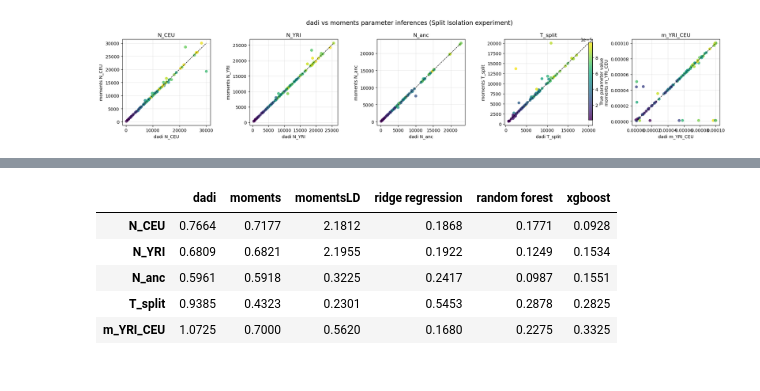
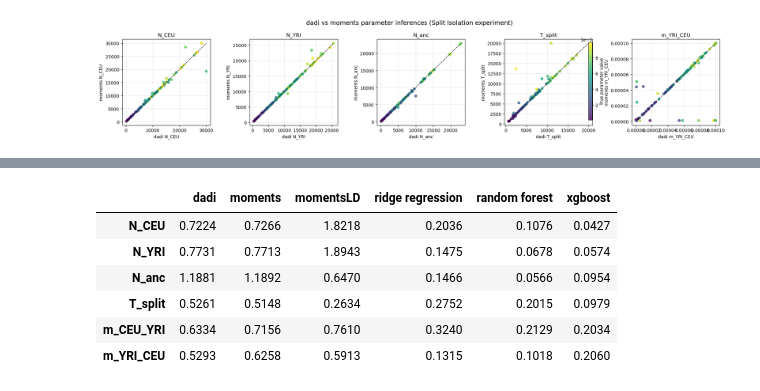
Before and after one commit to ak1376/Infer_Demography, a Jupyter notebook: notebooks/visualization.ipynb, the cells around one changed output, grey strips where cells are left out. Saved outputs shown, nothing was run; the diff lists cells and outputs as text; code cells hidden in the pictures.

```diff
--- a/notebooks/visualization.ipynb
+++ b/notebooks/visualization.ipynb
@@ -768,7 +768,7 @@ plt.show()
 import json
 import pandas as pd
 
-experiment_name = 'split_isolation'
+experiment_name = 'split_migration'
 
 metrics_path = f'/home/akapoor/kernlab/Infer_Demography/experiments/{experiment_name}/modeling/datasets/metrics_all.json'
 ridge_path = f'/home/akapoor/kernlab/Infer_Demography/experiments/{experiment_name}/modeling/linear_ridge/linear_model_error_ridge.json'
@@ -783,35 +783,36 @@ with open(rf_path) as f:
     rf = json.load(f)
 with open(xgb_path) as f:
     xgb = json.load(f)
 
 # Fixed model order and display names
 models = ['dadi', 'moments', 'momentsLD', 'ridge', 'random_forest', 'xgboost']
 display_names = ['dadi', 'moments', 'momentsLD', 'ridge regression', 'random forest', 'xgboost']
 model_dicts = [metrics['dadi'], metrics['moments'], metrics['momentsLD'], ridge, rf, xgb]
 
 # Get all demographic parameters from one of the validation_mse dicts (assuming all have same keys)
 param_keys = set()
 for m_dict in model_dicts:
     if 'validation_mse' in m_dict:
         param_keys.update(m_dict['validation_mse'].keys())
 param_keys = sorted(param_keys)
 
 # Build table
 table = []
 for param in param_keys:
     row = []
     for m_dict in model_dicts:
         val = m_dict.get('validation_mse', {}).get(param, None)
         row.append(val)
     table.append(row)
 
 df = pd.DataFrame(table, index=param_keys, columns=display_names)
 df_display = df.round(4).fillna('Missing')
 df_display
 # %% [output]
 |  | dadi | moments | momentsLD | ridge regression | random forest | xgboost |
-| N_CEU | 0.7664 | 0.7177 | 2.1812 | 0.1868 | 0.1771 | 0.0928 |
-| N_YRI | 0.6809 | 0.6821 | 2.1955 | 0.1922 | 0.1249 | 0.1534 |
-| N_anc | 0.5961 | 0.5918 | 0.3225 | 0.2417 | 0.0987 | 0.1551 |
-| T_split | 0.9385 | 0.4323 | 0.2301 | 0.5453 | 0.2878 | 0.2825 |
-| m_YRI_CEU | 1.0725 | 0.7000 | 0.5620 | 0.1680 | 0.2275 | 0.3325 |
+| N_CEU | 0.7224 | 0.7266 | 1.8218 | 0.2036 | 0.1076 | 0.0427 |
+| N_YRI | 0.7731 | 0.7713 | 1.8943 | 0.1475 | 0.0678 | 0.0574 |
+| N_anc | 1.1881 | 1.1892 | 0.6470 | 0.1466 | 0.0566 | 0.0954 |
+| T_split | 0.5261 | 0.5148 | 0.2634 | 0.2752 | 0.2015 | 0.0979 |
+| m_CEU_YRI | 0.6334 | 0.7156 | 0.7610 | 0.3240 | 0.2129 | 0.2034 |
+| m_YRI_CEU | 0.5293 | 0.6258 | 0.5913 | 0.1315 | 0.1018 | 0.2060 |
```
Also changed, not shown: parts of 9 cells of this notebook, 3 other files.
